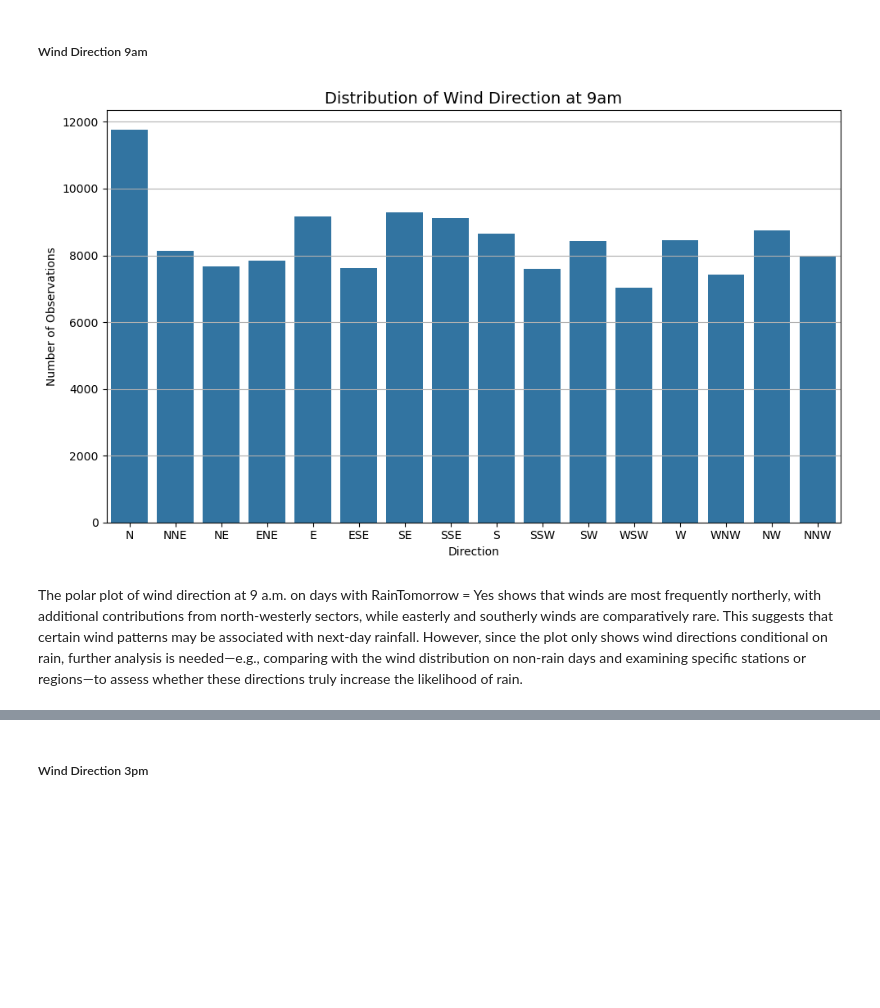
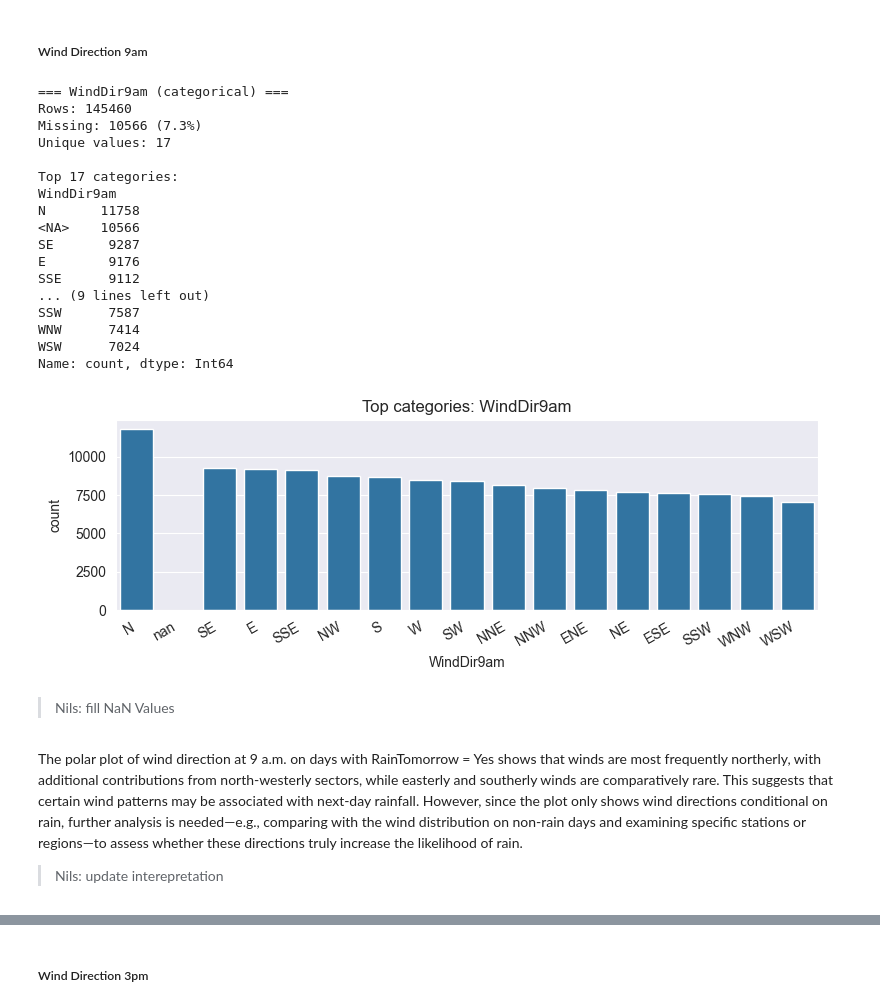
Before and after one commit to AstouK/Rain_Australia, a Jupyter notebook: rain_australia v2.ipynb, the cells around one changed output, grey strips where cells are left out. Saved outputs shown, nothing was run; the diff lists cells and outputs as text; code cells hidden in the pictures; blank space fills up the shorter version.

```diff
--- a/rain_australia v2.ipynb
+++ b/rain_australia v2.ipynb
@@ -526,19 +526,8 @@ CLOUD_TEXT_ORDER = [
 # %% [markdown]
 ##### Helper Functions
 # %%
-# Nils Becker
-#
-
-def univariate_feature_report(df, col, target, kind, bins, top_k):
-    if kind == "numerical":
-        report_numerical(df,col, target)
-    elif kind == "categorical":
-        report_categorical(df, col, target)
-    else:
-        "Error. Must be either numerical or categorical"
-
-
-def report_numerical(df, col, target=None, bins=30):
+# Automatic EDA for numerical features. Returns number of data points, missing values and plot, descriptive statsitics, skewness,
+def univariate_report_numerical(df, col, target=None, bins=30):
     # convert column to numerical
     s = pd.to_numeric(df[col], errors="coerce")
 
@@ -614,7 +603,7 @@ def report_numerical(df, col, target=None, bins=30):
             plt.tight_layout()
             plt.show()
 
-def report_categorical(df, col, top_k=10):
+def univariate_report_categorical(df, col, top_k=10):
     s = df[col].astype("string")
 
     n = len(s)
@@ -1157,26 +1131,31 @@ plt.show()
 # %% [markdown]
 ##### Wind Direction 9am
 # %%
-WindDir9am_order = [
-        'N', 'NNE', 'NE', 'ENE',
-        'E', 'ESE', 'SE', 'SSE',
-        'S', 'SSW', 'SW', 'WSW',
-        'W', 'WNW', 'NW', 'NNW'
-        ]
-
-plt.figure(figsize=(10, 6))
-sns.countplot(x=df_eda['WindDir9am'], order=WindDir9am_order)
-plt.title('Distribution of Wind Direction at 9am', fontsize=14)
-plt.xlabel('Direction')
-plt.ylabel('Number of Observations')
-plt.xticks(rotation=0)
-plt.grid(axis='y')
-plt.tight_layout()
-plt.show()
+univariate_report_categorical(df_eda,col='WindDir9am',top_k=17)
 # %% [output]
+=== WindDir9am (categorical) ===
+Rows: 145460
+Missing: 10566 (7.3%)
+Unique values: 17
+
+Top 17 categories:
+WindDir9am
+N       11758
+<NA>    10566
+SE       9287
+E        9176
+SSE      9112
+... (9 lines left out)
+SSW      7587
+WNW      7414
+WSW      7024
+Name: count, dtype: Int64
-[figure, old version]
+[figure, new version]
+# %% [markdown]
+> Nils: fill NaN Values
 # %% [markdown]
 The polar plot of wind direction at 9 a.m. on days with RainTomorrow = Yes shows that winds are most frequently northerly, with additional contributions from north-westerly sectors, while easterly and southerly winds are comparatively rare. This suggests that certain wind patterns may be associated with next-day rainfall. However, since the plot only shows wind directions conditional on rain, further analysis is needed—e.g., comparing with the wind distribution on non-rain days and examining specific stations or regions—to assess whether these directions truly increase the likelihood of rain.
+> Nils: update interepretation
 # %%
 # Distribution of Wind Direction at 9am (polar)
 WindDir9am_order = [
```
Also changed, not shown: parts of 34 cells of this notebook.
